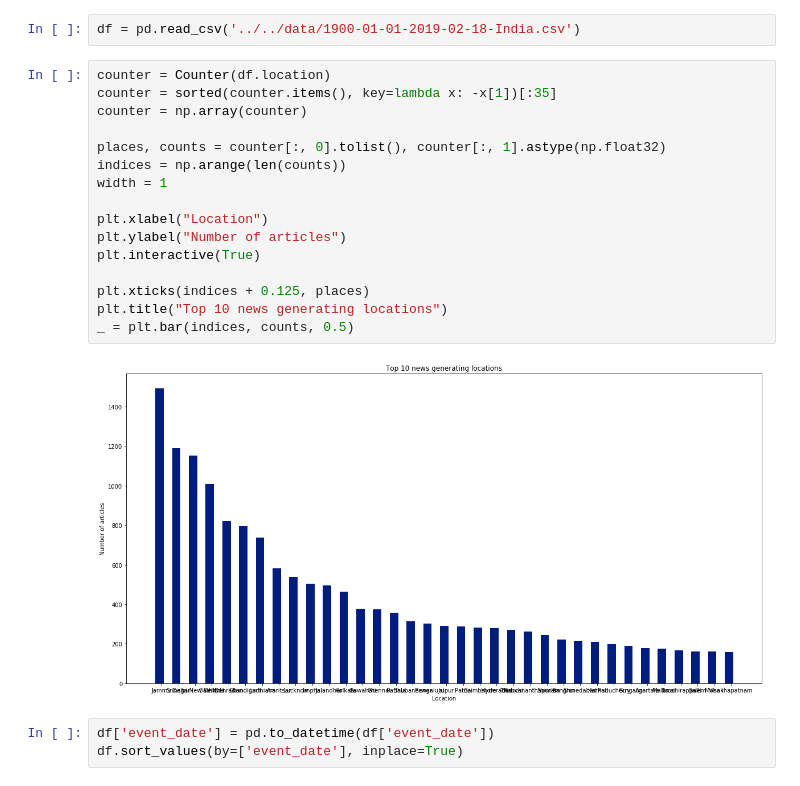
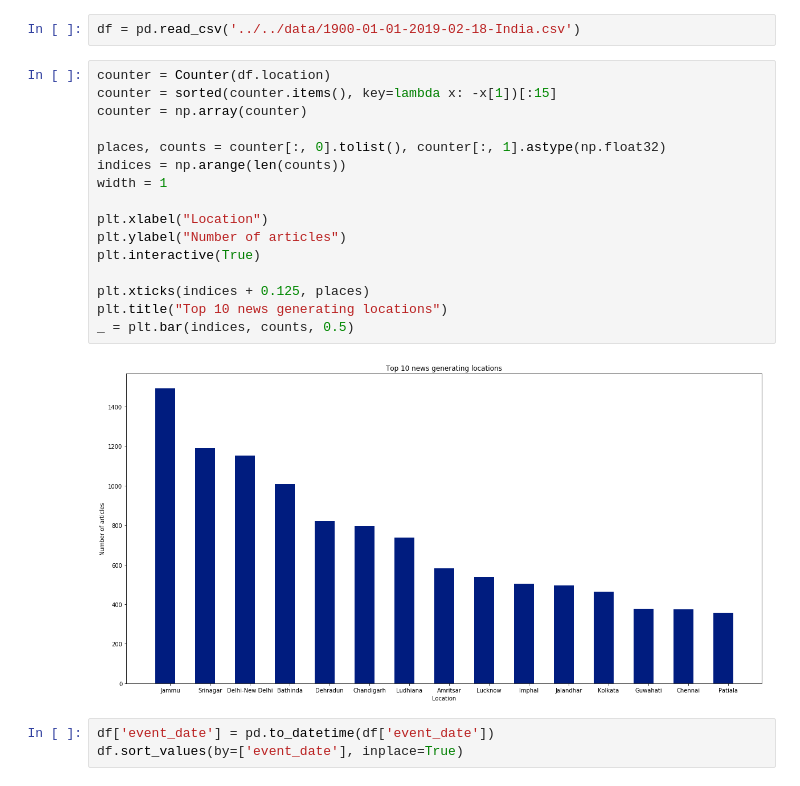
Before and after one commit to aashish-jain/Social-unrest-prediction, a Jupyter notebook: notebooks/analysis_and_prelim_model.ipynb, the cells around one changed output. Cells and saved outputs as stored; diff of their text form.

```diff
--- a/notebooks/analysis_and_prelim_model.ipynb
+++ b/notebooks/analysis_and_prelim_model.ipynb
@@ -27,22 +29,22 @@ vector = None
 df = pd.read_csv('../../data/1900-01-01-2019-02-18-India.csv')
 # %%
 counter = Counter(df.location)
-counter = sorted(counter.items(), key=lambda x: -x[1])[:35]
+counter = sorted(counter.items(), key=lambda x: -x[1])[:15]
 counter = np.array(counter)
 
 places, counts = counter[:, 0].tolist(), counter[:, 1].astype(np.float32)
 indices = np.arange(len(counts))
 width = 1
 
 plt.xlabel("Location")
 plt.ylabel("Number of articles")
 plt.interactive(True)
 
 plt.xticks(indices + 0.125, places)
 plt.title("Top 10 news generating locations")
 _ = plt.bar(indices, counts, 0.5)
 # %% [output]
-[figure, old version]
+[figure, new version]
 # %%
 df['event_date'] = pd.to_datetime(df['event_date'])
 df.sort_values(by=['event_date'], inplace=True)
```
Also changed, not shown: parts of 1 cell of this notebook.
